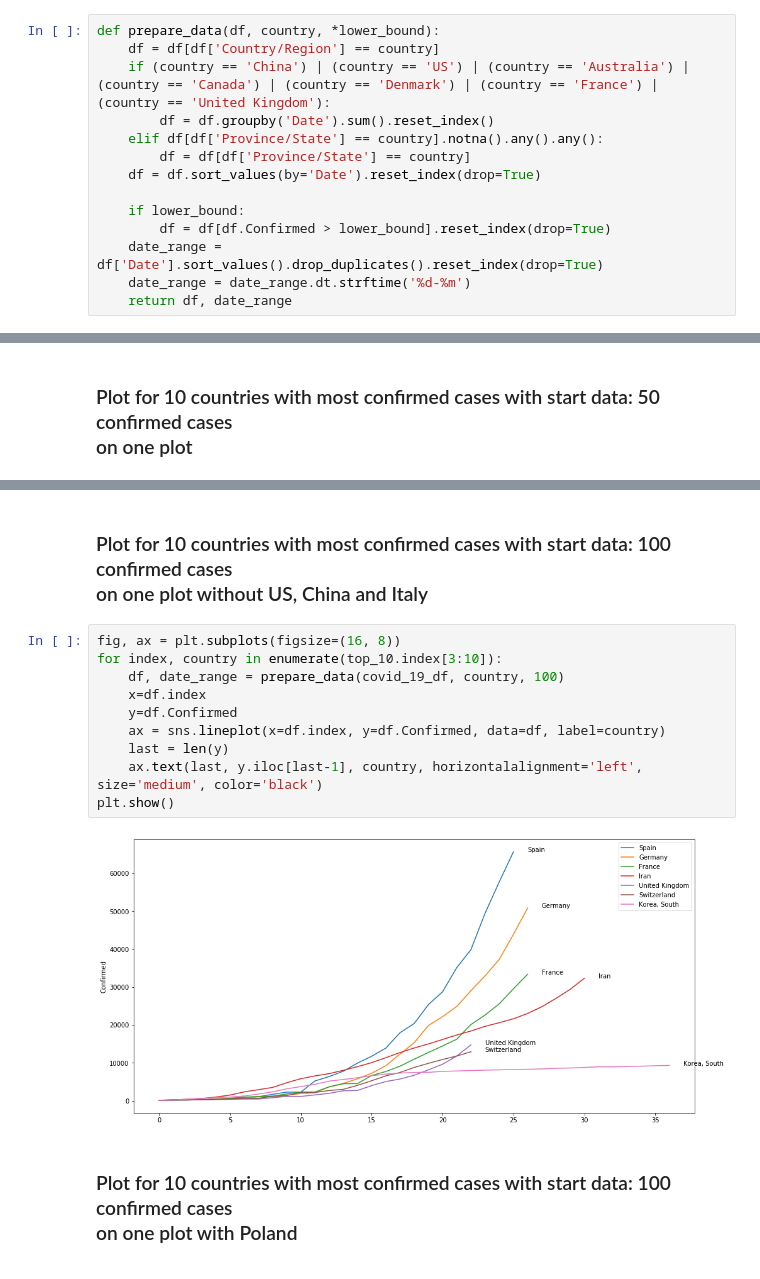
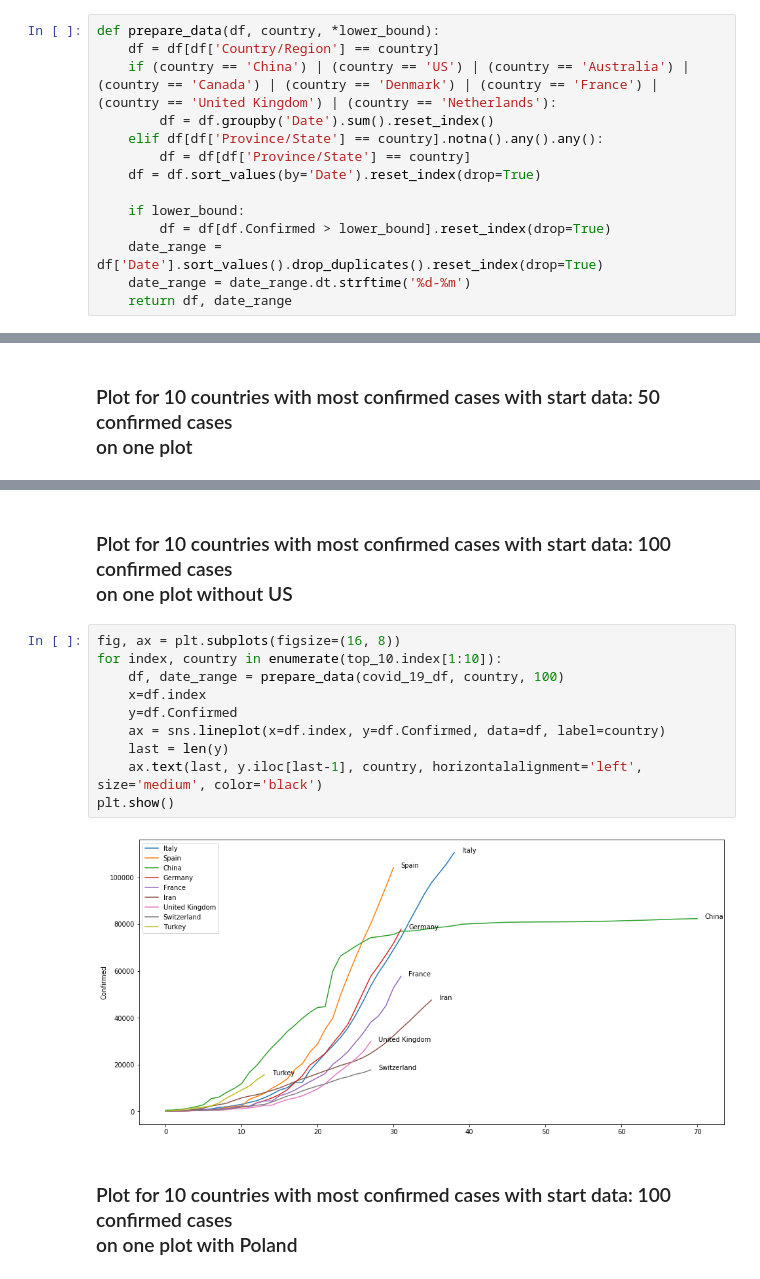
Before and after one commit to Ysbail/Covid-19, a Jupyter notebook: covid_over_time_and_incremental.ipynb, the cells around one changed output, grey strips where cells are left out. Saved outputs shown, nothing was run; the diff lists cells and outputs as text.

```diff
--- a/covid_over_time_and_incremental.ipynb
+++ b/covid_over_time_and_incremental.ipynb
@@ -48,7 +48,7 @@ top_10_with_Poland  = pd.concat([top_10, grouped_Poland])
 # %%
 def prepare_data(df, country, *lower_bound):
     df = df[df['Country/Region'] == country]
-    if (country == 'China') | (country == 'US') | (country == 'Australia') | (country == 'Canada') | (country == 'Denmark') | (country == 'France') | (country == 'United Kingdom'):
+    if (country == 'China') | (country == 'US') | (country == 'Australia') | (country == 'Canada') | (country == 'Denmark') | (country == 'France') | (country == 'United Kingdom') | (country == 'Netherlands'):
         df = df.groupby('Date').sum().reset_index()
     elif df[df['Province/State'] == country].notna().any().any():
         df = df[df['Province/State'] == country]
@@ -126,17 +126,17 @@ plt.show()
 # %% [markdown]
-### Plot for 10 countries with most confirmed cases with start data: 100 confirmed cases<br> on one plot without US, China and Italy
+### Plot for 10 countries with most confirmed cases with start data: 100 confirmed cases<br> on one plot without US
 # %%
 fig, ax = plt.subplots(figsize=(16, 8))
-for index, country in enumerate(top_10.index[3:10]):
+for index, country in enumerate(top_10.index[1:10]):
     df, date_range = prepare_data(covid_19_df, country, 100)
     x=df.index
     y=df.Confirmed
     ax = sns.lineplot(x=df.index, y=df.Confirmed, data=df, label=country)
     last = len(y)
     ax.text(last, y.iloc[last-1], country, horizontalalignment='left', size='medium', color='black')
 plt.show()
 # %% [output]
-[figure, old version]
+[figure, new version]
 # %% [markdown]
 ### Plot for 10 countries with most confirmed cases with start data: 100 confirmed cases<br> on one plot with Poland
 # %%
```
Also changed, not shown: parts of 6 cells of this notebook.
